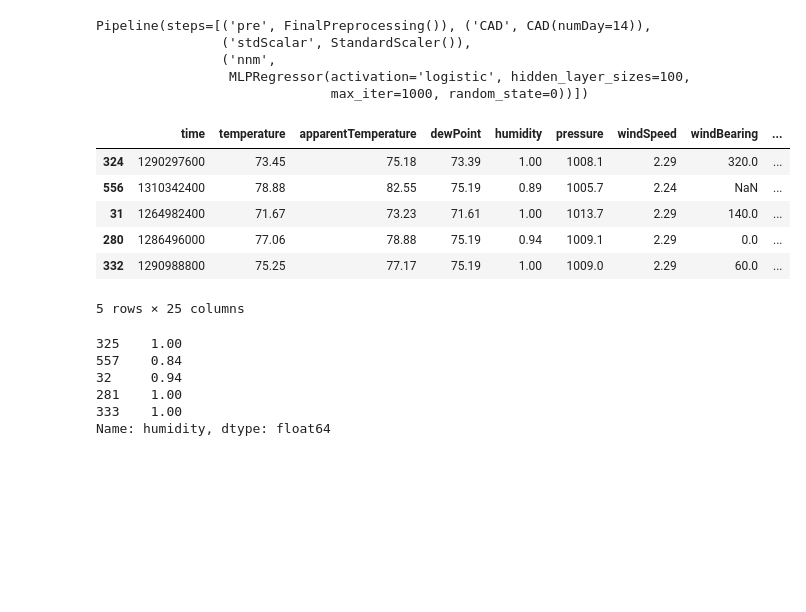
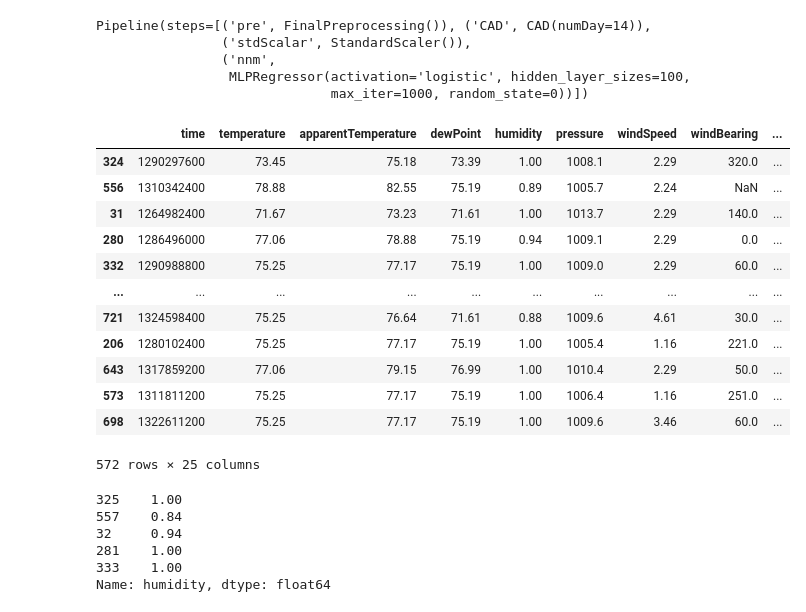
Before and after one commit to nhathuy13598/DS_Final_Project, a Jupyter notebook: 21_1612272_1512222/FinalProject.ipynb, the cells around one changed output. Cells and saved outputs as stored; diff of their text form; code cells hidden in the pictures; blank space fills up the shorter version.

```diff
--- a/21_1612272_1512222/FinalProject.ipynb
+++ b/21_1612272_1512222/FinalProject.ipynb
@@ -1174,15 +1186,21 @@ Pipeline(steps=[('pre', FinalPreprocessing()), ('CAD', CAD(numDay=14)),
                  MLPRegressor(activation='logistic', hidden_layer_sizes=100,
                               max_iter=1000, random_state=0))])
 # %%
-X_data_temp.head()
+X_data_temp
 # %% [output]
 |  | time | temperature | apparentTemperature | dewPoint | humidity | pressure | windSpeed | windBearing | ... |
 | 324 | 1290297600 | 73.45 | 75.18 | 73.39 | 1.00 | 1008.1 | 2.29 | 320.0 | ... |
 | 556 | 1310342400 | 78.88 | 82.55 | 75.19 | 0.89 | 1005.7 | 2.24 | NaN | ... |
 | 31 | 1264982400 | 71.67 | 73.23 | 71.61 | 1.00 | 1013.7 | 2.29 | 140.0 | ... |
 | 280 | 1286496000 | 77.06 | 78.88 | 75.19 | 0.94 | 1009.1 | 2.29 | 0.0 | ... |
 | 332 | 1290988800 | 75.25 | 77.17 | 75.19 | 1.00 | 1009.0 | 2.29 | 60.0 | ... |
+| ... | ... | ... | ... | ... | ... | ... | ... | ... | ... |
+| 721 | 1324598400 | 75.25 | 76.64 | 71.61 | 0.88 | 1009.6 | 4.61 | 30.0 | ... |
+| 206 | 1280102400 | 75.25 | 77.17 | 75.19 | 1.00 | 1005.4 | 1.16 | 221.0 | ... |
+| 643 | 1317859200 | 77.06 | 79.15 | 76.99 | 1.00 | 1010.4 | 2.29 | 50.0 | ... |
+| 573 | 1311811200 | 75.25 | 77.17 | 75.19 | 1.00 | 1006.4 | 1.16 | 251.0 | ... |
+| 698 | 1322611200 | 75.25 | 77.17 | 75.19 | 1.00 | 1009.6 | 3.46 | 60.0 | ... |
-5 rows × 25 columns
+572 rows × 25 columns
 # %%
 y_data_temp.head()
 # %% [output]
```
Also changed, not shown: parts of 2 cells of this notebook, 1 other file.
